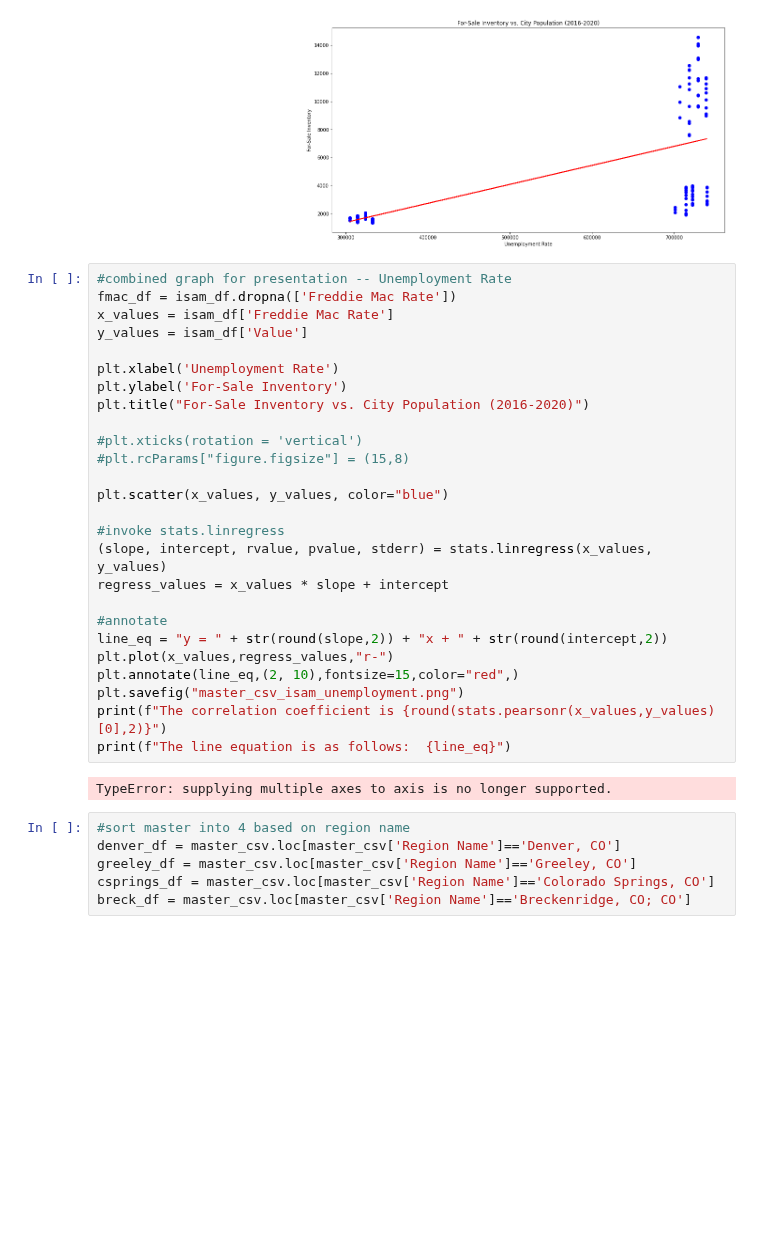
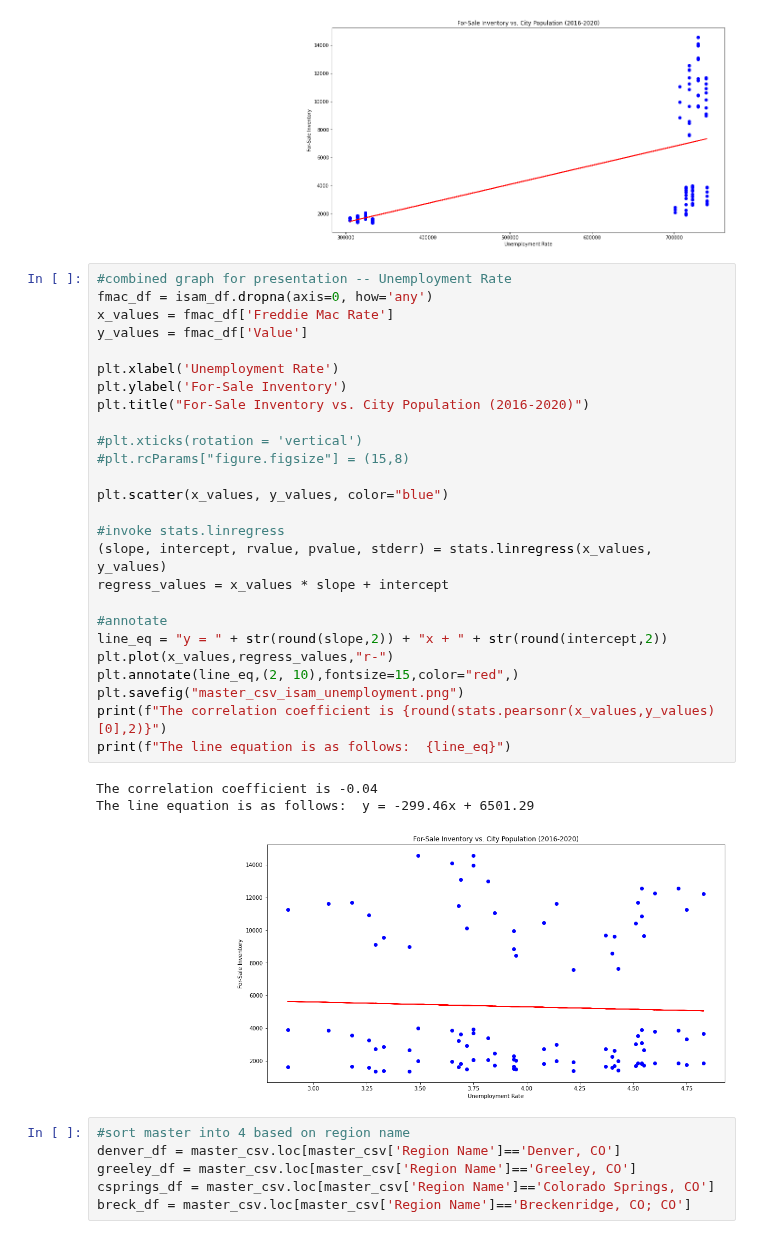
Before and after one commit to binetala/The_Very_Best_Team, a Jupyter notebook: Petey/pw_quandl_save.ipynb, the cells around one changed output. Saved outputs shown, nothing was run; the diff lists cells and outputs as text; blank space fills up the shorter version.

```diff
--- a/Petey/pw_quandl_save.ipynb
+++ b/Petey/pw_quandl_save.ipynb
@@ -91,32 +91,34 @@ The line equation is as follows:  y = 0.01x + -2681.51
 [figure]
 # %%
 #combined graph for presentation -- Unemployment Rate
-fmac_df = isam_df.dropna(['Freddie Mac Rate'])
-x_values = isam_df['Freddie Mac Rate']
-y_values = isam_df['Value']
+fmac_df = isam_df.dropna(axis=0, how='any')
+x_values = fmac_df['Freddie Mac Rate']
+y_values = fmac_df['Value']
 
 plt.xlabel('Unemployment Rate')
 plt.ylabel('For-Sale Inventory')
 plt.title("For-Sale Inventory vs. City Population (2016-2020)")
 
 #plt.xticks(rotation = 'vertical')
 #plt.rcParams["figure.figsize"] = (15,8)
 
 plt.scatter(x_values, y_values, color="blue")
 
 #invoke stats.linregress
 (slope, intercept, rvalue, pvalue, stderr) = stats.linregress(x_values, y_values)
 regress_values = x_values * slope + intercept
 
 #annotate
 line_eq = "y = " + str(round(slope,2)) + "x + " + str(round(intercept,2))
 plt.plot(x_values,regress_values,"r-")
 plt.annotate(line_eq,(2, 10),fontsize=15,color="red",)
 plt.savefig("master_csv_isam_unemployment.png")
 print(f"The correlation coefficient is {round(stats.pearsonr(x_values,y_values)[0],2)}")
 print(f"The line equation is as follows:  {line_eq}")
 # %% [output]
-TypeError: supplying multiple axes to axis is no longer supported.
+The correlation coefficient is -0.04
+The line equation is as follows:  y = -299.46x + 6501.29
+[figure, added]
 # %%
 #sort master into 4 based on region name
 denver_df = master_csv.loc[master_csv['Region Name']=='Denver, CO']
```
